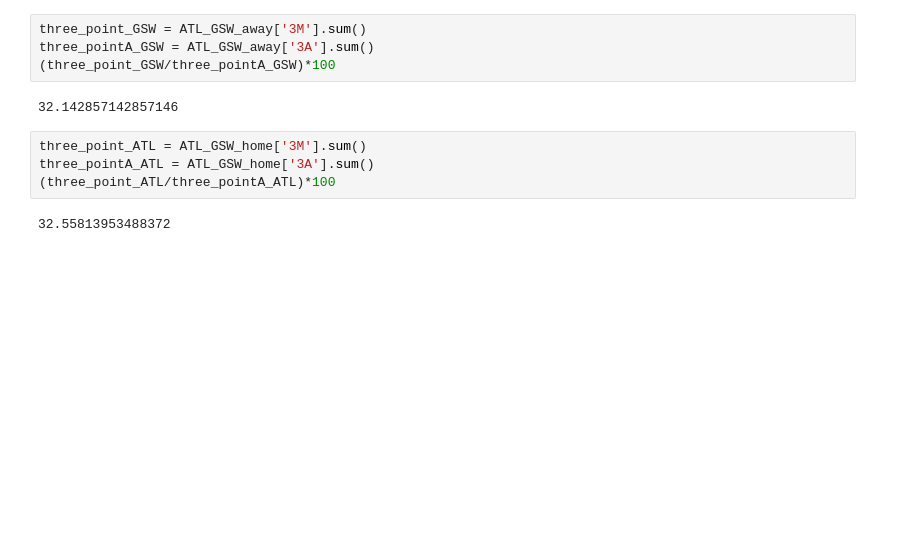
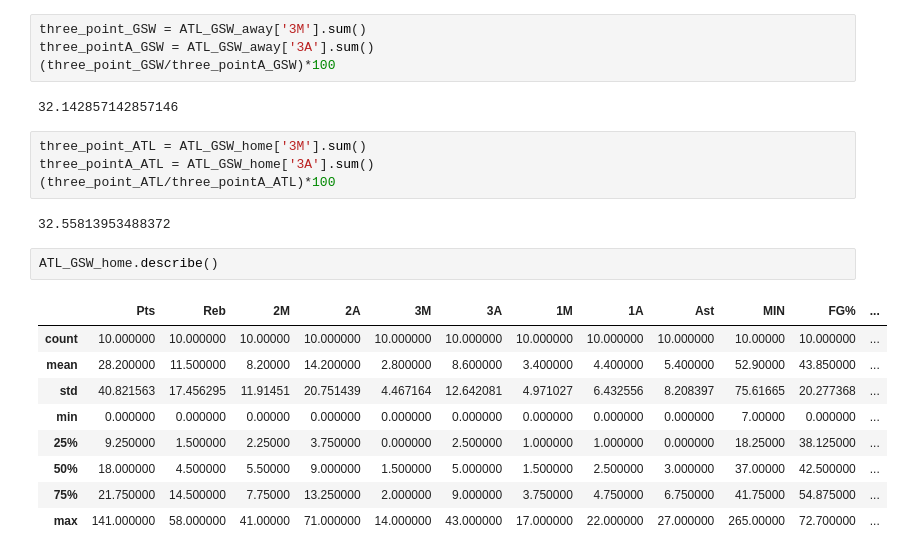
Before and after one commit to flannelmonke/HoopsForecast_Pro, a Jupyter notebook: 3_EDA/Understanding_data.ipynb, the cells around one changed output. Saved outputs shown, nothing was run; the diff lists cells and outputs as text; blank space fills up the shorter version.

```diff
--- a/3_EDA/Understanding_data.ipynb
+++ b/3_EDA/Understanding_data.ipynb
@@ -129,3 +107,15 @@ three_pointA_ATL = ATL_GSW_home['3A'].sum()
 (three_point_ATL/three_pointA_ATL)*100
 # %% [output]
 32.55813953488372
+# %%
+ATL_GSW_home.describe()
+# %% [output]
+|  | Pts | Reb | 2M | 2A | 3M | 3A | 1M | 1A | Ast | MIN | FG% | ... |
+| count | 10.000000 | 10.000000 | 10.00000 | 10.000000 | 10.000000 | 10.000000 | 10.000000 | 10.000000 | 10.000000 | 10.00000 | 10.000000 | ... |
+| mean | 28.200000 | 11.500000 | 8.20000 | 14.200000 | 2.800000 | 8.600000 | 3.400000 | 4.400000 | 5.400000 | 52.90000 | 43.850000 | ... |
+| std | 40.821563 | 17.456295 | 11.91451 | 20.751439 | 4.467164 | 12.642081 | 4.971027 | 6.432556 | 8.208397 | 75.61665 | 20.277368 | ... |
+| min | 0.000000 | 0.000000 | 0.00000 | 0.000000 | 0.000000 | 0.000000 | 0.000000 | 0.000000 | 0.000000 | 7.00000 | 0.000000 | ... |
+| 25% | 9.250000 | 1.500000 | 2.25000 | 3.750000 | 0.000000 | 2.500000 | 1.000000 | 1.000000 | 0.000000 | 18.25000 | 38.125000 | ... |
+| 50% | 18.000000 | 4.500000 | 5.50000 | 9.000000 | 1.500000 | 5.000000 | 1.500000 | 2.500000 | 3.000000 | 37.00000 | 42.500000 | ... |
+| 75% | 21.750000 | 14.500000 | 7.75000 | 13.250000 | 2.000000 | 9.000000 | 3.750000 | 4.750000 | 6.750000 | 41.75000 | 54.875000 | ... |
+| max | 141.000000 | 58.000000 | 41.00000 | 71.000000 | 14.000000 | 43.000000 | 17.000000 | 22.000000 | 27.000000 | 265.00000 | 72.700000 | ... |
```
Also changed, not shown: parts of 6 cells of this notebook.
